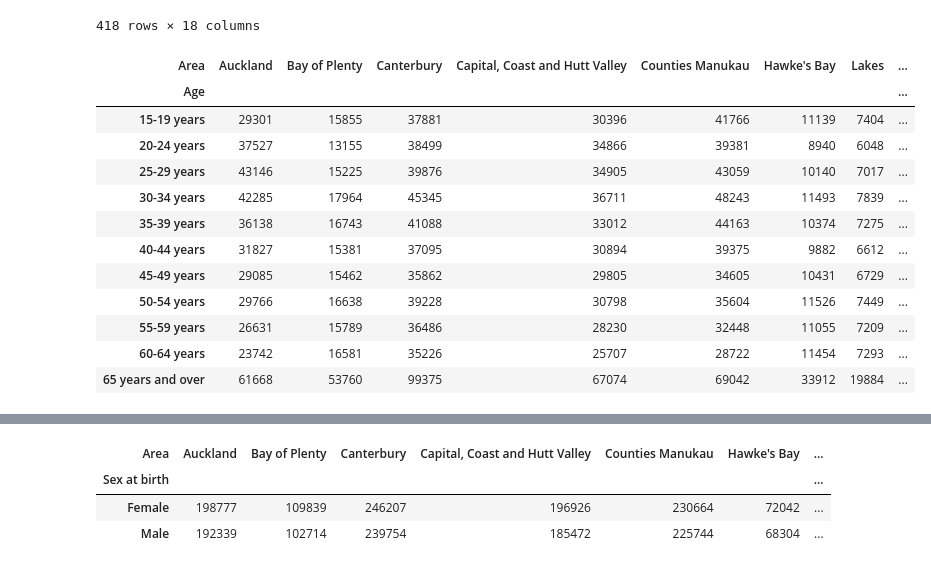
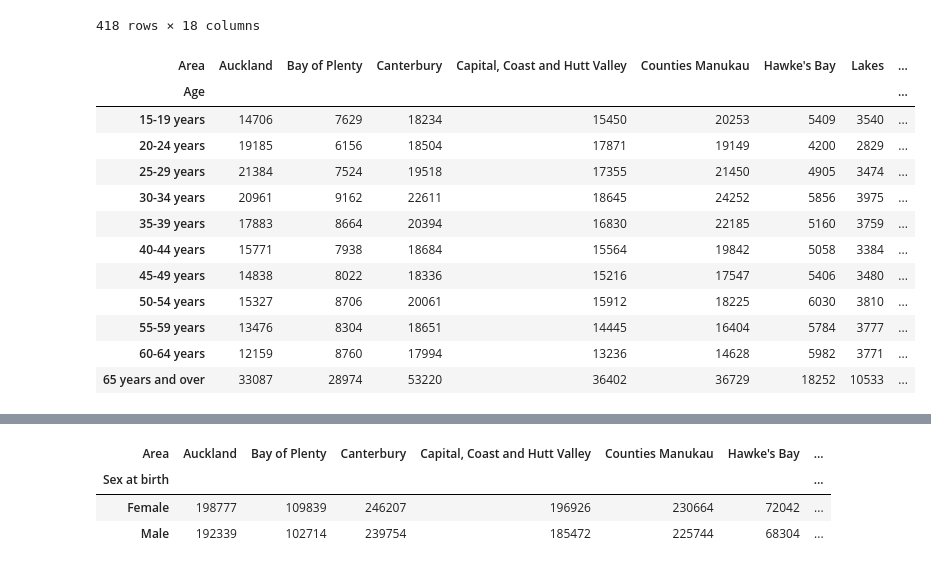
Before and after one commit to UoA-eResearch/healthpoint, a Jupyter notebook: ECP.ipynb, the cells around one changed output, grey strips where cells are left out. Saved outputs shown, nothing was run; the diff lists cells and outputs as text; code cells hidden in the pictures.

Commit message:
fpop by DHB

```diff
--- a/ECP.ipynb
+++ b/ECP.ipynb
@@ -247,6 +247,7 @@ distance_time_stats
 # %%
 pop = pd.read_csv("2023 population by DHB.csv")
 pop["Sex at birth"] = np.where(pop["CEN23_SAB_002"] == 11, "Male", "Female")
+fpop = pop[pop["Sex at birth"] == "Female"]
 pop
 # %% [output]
 |  | STRUCTURE | STRUCTURE_ID | STRUCTURE_NAME | ACTION | CEN23_YEAR_001 | Census year | CEN23_GEO_002 | Area | ... |
@@ -263,20 +264,20 @@ pop
 | 417 | DATAFLOW | STATSNZ:CEN23_POP_006(1.0) | Ethnicity (grouped total response... | I | 2023 | 2023 | 404 | Southern | ... |
 418 rows × 18 columns
 # %%
-pop_by_dhb = pop.pivot_table(index="Age", columns="Area", values="OBS_VALUE", aggfunc="sum")
-pop_by_dhb
+fpop_by_dhb = fpop.pivot_table(index="Age", columns="Area", values="OBS_VALUE", aggfunc="sum")
+fpop_by_dhb
 # %% [output]
 | Area | Auckland | Bay of Plenty | Canterbury | Capital, Coast and Hutt Valley | Counties Manukau | Hawke's Bay | Lakes | ... |
 | Age |  |  |  |  |  |  |  | ... |
-| 15-19 years | 29301 | 15855 | 37881 | 30396 | 41766 | 11139 | 7404 | ... |
-| 20-24 years | 37527 | 13155 | 38499 | 34866 | 39381 | 8940 | 6048 | ... |
-| 25-29 years | 43146 | 15225 | 39876 | 34905 | 43059 | 10140 | 7017 | ... |
-| 30-34 years | 42285 | 17964 | 45345 | 36711 | 48243 | 11493 | 7839 | ... |
-| 35-39 years | 36138 | 16743 | 41088 | 33012 | 44163 | 10374 | 7275 | ... |
-| 40-44 years | 31827 | 15381 | 37095 | 30894 | 39375 | 9882 | 6612 | ... |
-| 45-49 years | 29085 | 15462 | 35862 | 29805 | 34605 | 10431 | 6729 | ... |
-| 50-54 years | 29766 | 16638 | 39228 | 30798 | 35604 | 11526 | 7449 | ... |
-| 55-59 years | 26631 | 15789 | 36486 | 28230 | 32448 | 11055 | 7209 | ... |
-| 60-64 years | 23742 | 16581 | 35226 | 25707 | 28722 | 11454 | 7293 | ... |
-| 65 years and over | 61668 | 53760 | 99375 | 67074 | 69042 | 33912 | 19884 | ... |
+| 15-19 years | 14706 | 7629 | 18234 | 15450 | 20253 | 5409 | 3540 | ... |
+| 20-24 years | 19185 | 6156 | 18504 | 17871 | 19149 | 4200 | 2829 | ... |
+| 25-29 years | 21384 | 7524 | 19518 | 17355 | 21450 | 4905 | 3474 | ... |
+| 30-34 years | 20961 | 9162 | 22611 | 18645 | 24252 | 5856 | 3975 | ... |
+| 35-39 years | 17883 | 8664 | 20394 | 16830 | 22185 | 5160 | 3759 | ... |
+| 40-44 years | 15771 | 7938 | 18684 | 15564 | 19842 | 5058 | 3384 | ... |
+| 45-49 years | 14838 | 8022 | 18336 | 15216 | 17547 | 5406 | 3480 | ... |
+| 50-54 years | 15327 | 8706 | 20061 | 15912 | 18225 | 6030 | 3810 | ... |
+| 55-59 years | 13476 | 8304 | 18651 | 14445 | 16404 | 5784 | 3777 | ... |
+| 60-64 years | 12159 | 8760 | 17994 | 13236 | 14628 | 5982 | 3771 | ... |
+| 65 years and over | 33087 | 28974 | 53220 | 36402 | 36729 | 18252 | 10533 | ... |
 # %%
```
Also changed, not shown: parts of 3 cells of this notebook, 1 other file.
